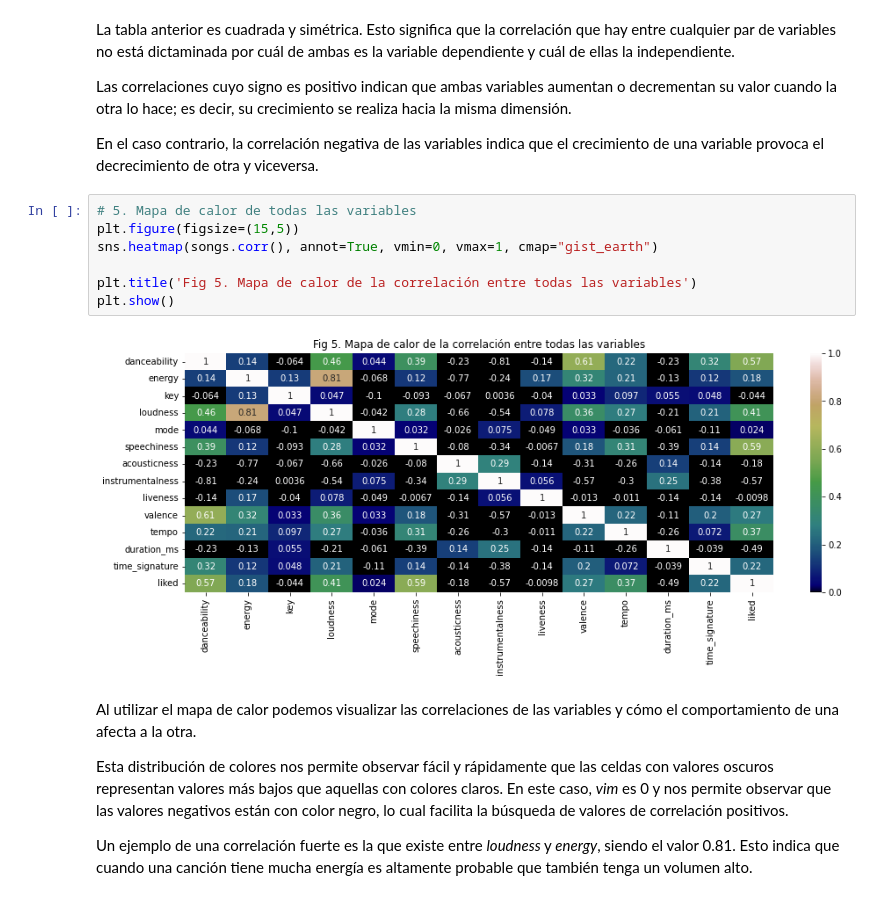
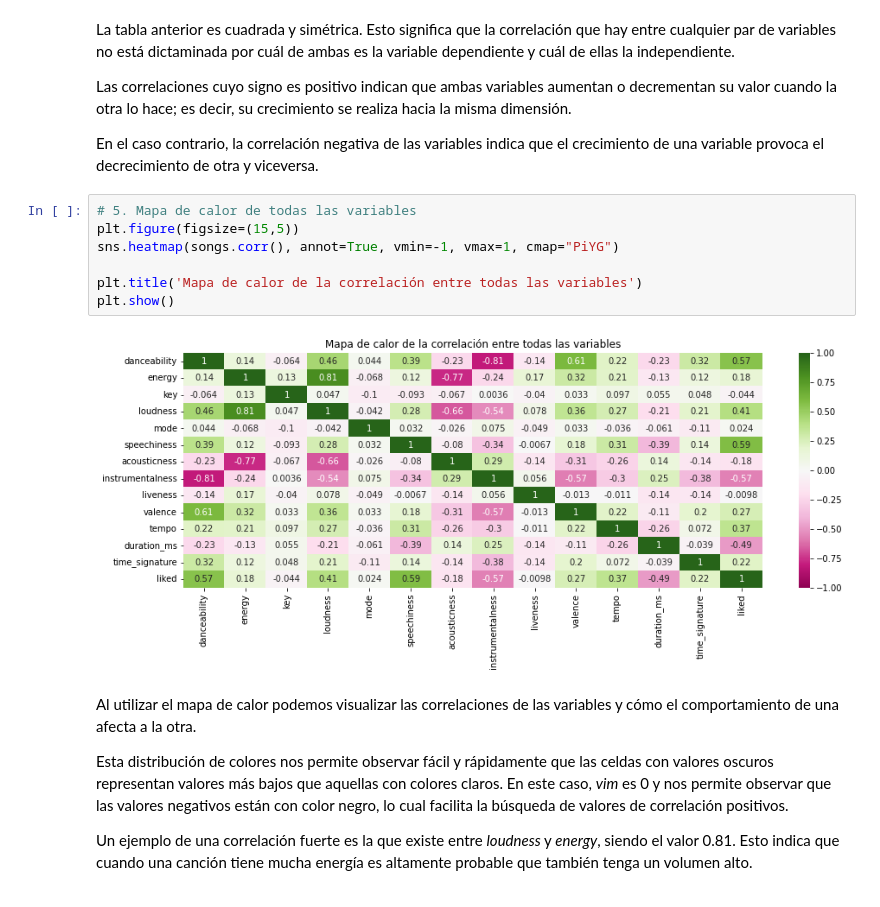
Before and after one commit to RafaelHinojosa/ElArteDeLaAnalitica, a Jupyter notebook: Mapas de Calor y Boxplots/spotifyGraphics.ipynb, the cells around one changed output. Cells and saved outputs as stored; diff of their text form.

```diff
--- a/Mapas de Calor y Boxplots/spotifyGraphics.ipynb
+++ b/Mapas de Calor y Boxplots/spotifyGraphics.ipynb
@@ -110,12 +110,12 @@ En el caso contrario, la correlación negativa de las variables indica que el cr
 # %%
 # 5. Mapa de calor de todas las variables
 plt.figure(figsize=(15,5))
-sns.heatmap(songs.corr(), annot=True, vmin=0, vmax=1, cmap="gist_earth")
+sns.heatmap(songs.corr(), annot=True, vmin=-1, vmax=1, cmap="PiYG")
 
-plt.title('Fig 5. Mapa de calor de la correlación entre todas las variables')
+plt.title('Mapa de calor de la correlación entre todas las variables')
 plt.show()
 # %% [output]
-[figure, old version]
+[figure, new version]
 # %% [markdown]
 Al utilizar el mapa de calor podemos visualizar las correlaciones de las variables y cómo el comportamiento de una afecta a la otra.
 
```
Also changed, not shown: parts of 5 cells of this notebook, 7 other files.
